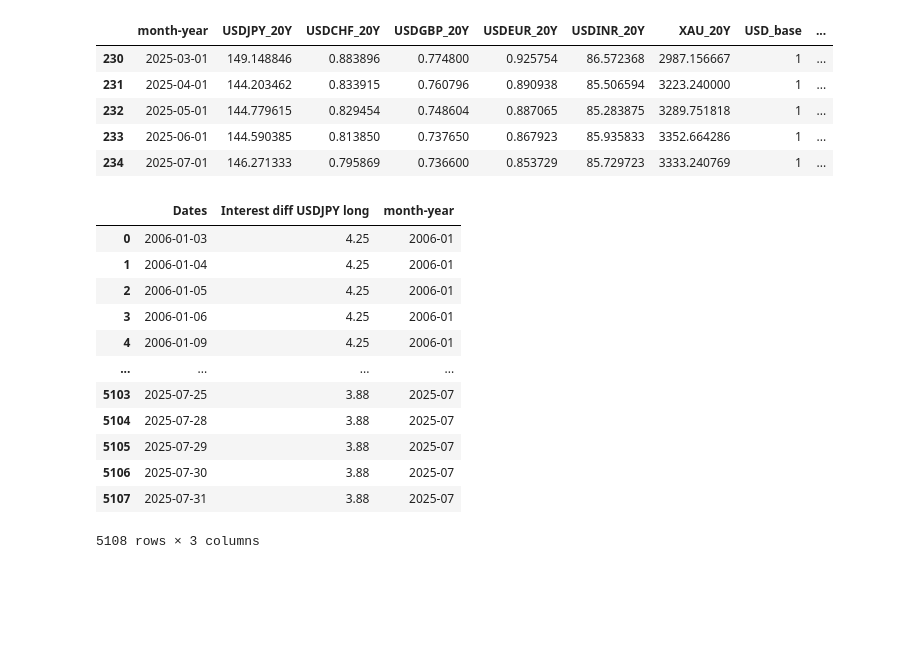
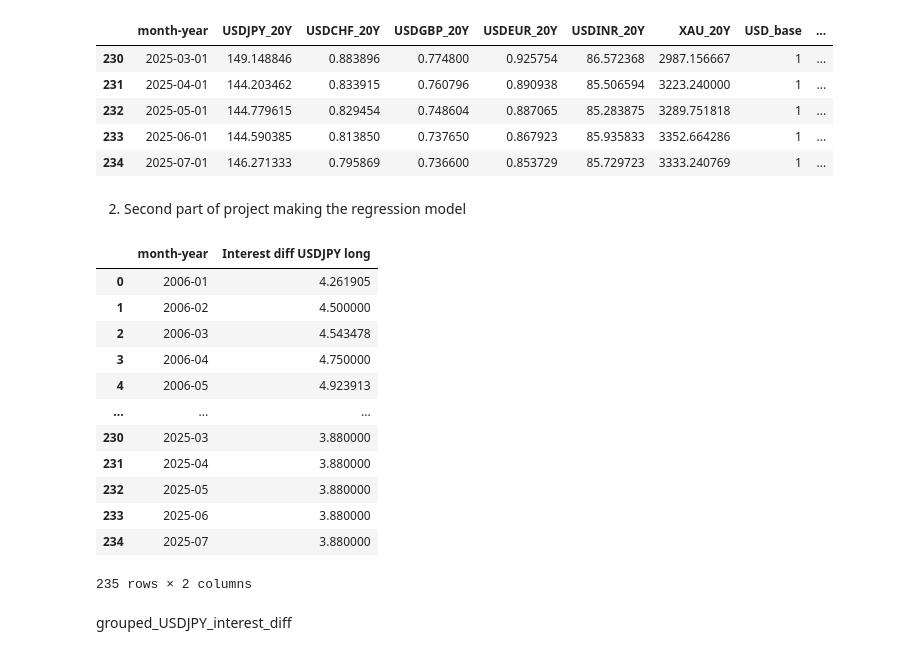
Before and after one commit to Adnan-Anwar-Data-enthusiast/Currency-speculation, a Jupyter notebook: 1. Data cleaning and formatting.ipynb, the cells around one changed output. Drawn from its saved outputs; the diff is of its cells as text; code cells hidden in the pictures; blank space fills up the shorter version.

```diff
--- a/1. Data cleaning and formatting.ipynb
+++ b/1. Data cleaning and formatting.ipynb
@@ -380,7 +390,7 @@ def group_by_month_year_mean(df):
     # Group by 'month-year' and calculate the mean for each group
     grouped_df = df.groupby('month-year').mean().reset_index()
     for column in grouped_df.columns:
-        if 'dates' in column:
+        if 'dates' in column.lower():
             grouped_df.drop(columns=column, inplace=True)  # Drop date columns if they exist
 
     return grouped_df
@@ -518,24 +528,33 @@ merged_df_month_year.tail()
 | 232 | 2025-05-01 | 144.779615 | 0.829454 | 0.748604 | 0.887065 | 85.283875 | 3289.751818 | 1 | ... |
 | 233 | 2025-06-01 | 144.590385 | 0.813850 | 0.737650 | 0.867923 | 85.935833 | 3352.664286 | 1 | ... |
 | 234 | 2025-07-01 | 146.271333 | 0.795869 | 0.736600 | 0.853729 | 85.729723 | 3333.240769 | 1 | ... |
+# %% [markdown]
+2. Second part of project making the regression model
 # %%
 USDJPY_interest_diff = pd.read_excel(r'C:\Users\Admin\OneDrive - Global Institutional Advisors\Desktop\Currency-speculation\USDJPY  interest diff long.xlsx')
 # %%
+#lets transform the interest differential into a bette rformat suitable for analysis
 USDJPY_interest_diff.dtypes
 
 #adding a month year column to each dataframe
 add_month_year_column(USDJPY_interest_diff)
+#grouping by month year
+grouped_USDJPY_interest_diff= group_by_month_year_mean(USDJPY_interest_diff)
+#merging the grouped dfs into a single dataframe
+grouped_USDJPY_interest_diff
 # %% [output]
-|  | Dates | Interest diff USDJPY long | month-year |
-| 0 | 2006-01-03 | 4.25 | 2006-01 |
-| 1 | 2006-01-04 | 4.25 | 2006-01 |
-| 2 | 2006-01-05 | 4.25 | 2006-01 |
-| 3 | 2006-01-06 | 4.25 | 2006-01 |
-| 4 | 2006-01-09 | 4.25 | 2006-01 |
-| ... | ... | ... | ... |
-| 5103 | 2025-07-25 | 3.88 | 2025-07 |
-| 5104 | 2025-07-28 | 3.88 | 2025-07 |
-| 5105 | 2025-07-29 | 3.88 | 2025-07 |
-| 5106 | 2025-07-30 | 3.88 | 2025-07 |
-| 5107 | 2025-07-31 | 3.88 | 2025-07 |
+|  | month-year | Interest diff USDJPY long |
+| 0 | 2006-01 | 4.261905 |
+| 1 | 2006-02 | 4.500000 |
+| 2 | 2006-03 | 4.543478 |
+| 3 | 2006-04 | 4.750000 |
+| 4 | 2006-05 | 4.923913 |
+| ... | ... | ... |
+| 230 | 2025-03 | 3.880000 |
+| 231 | 2025-04 | 3.880000 |
+| 232 | 2025-05 | 3.880000 |
+| 233 | 2025-06 | 3.880000 |
+| 234 | 2025-07 | 3.880000 |
-5108 rows × 3 columns
+235 rows × 2 columns
+# %% [markdown]
+grouped_USDJPY_interest_diff
```
Also changed, not shown: parts of 8 cells of this notebook, 3 other files.
